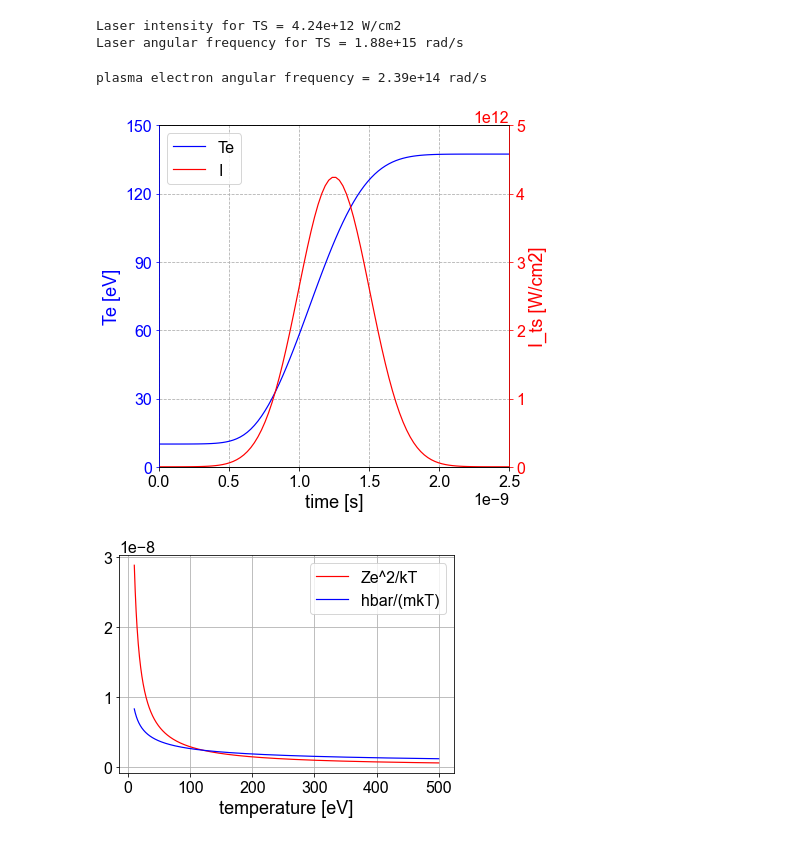
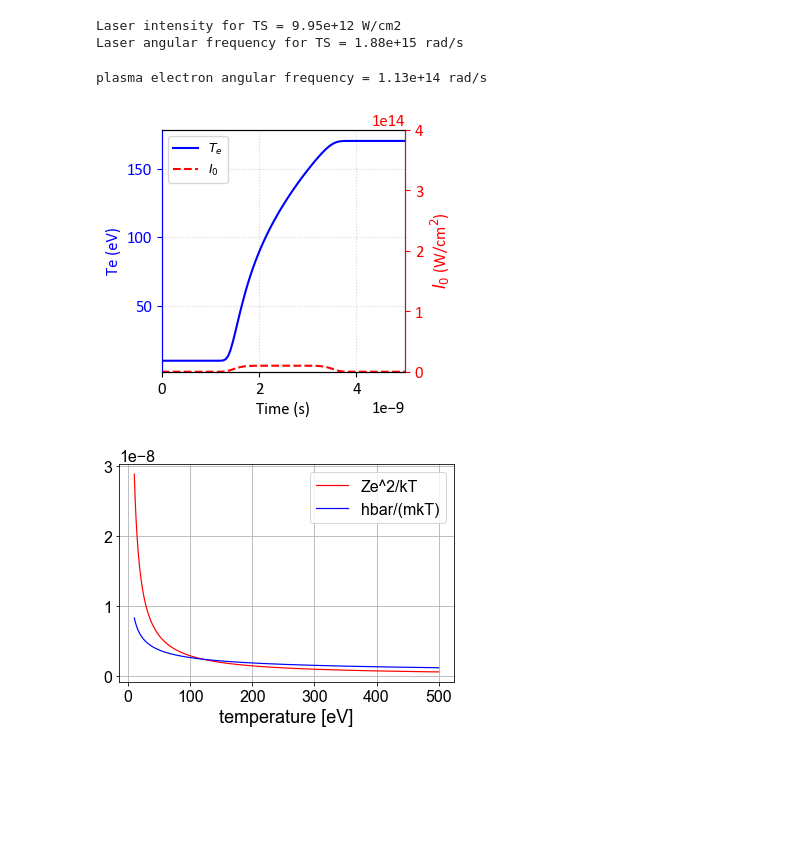
Before and after one commit to weipengyao/scripts, a Jupyter notebook: ambient_heating_ns_laser.ipynb, the cells around one changed output. Drawn from its saved outputs; the diff is of its cells as text; code cells hidden in the pictures; blank space fills up the shorter version.

```diff
--- a/ambient_heating_ns_laser.ipynb
+++ b/ambient_heating_ns_laser.ipynb
@@ -26,10 +46,10 @@ me   = 9.1e-28         # electron mass, g
 # %%
 ## for the ns-laser, we use 0.6 ns, 20 J, 2x0.5 mm (in ellipse) in 1w:
-E_ts   = 20.0  # J
-tau_ts = 0.6e-9  # s [?]
-# d_ts   = 200e-4 # cm
-# S_ts   = np.pi * (d_ts/2.)**2 # cm^2
-S_ts   = np.pi* 2.0/2. * 0.5/2. * 1e-2 # cm^2
+E_ts   = 100.0  # J
+tau_ts = 2.0e-9  # s [?]
+d_ts   = 800e-4 # cm
+S_ts   = np.pi * (d_ts/2.)**2 # cm^2
+# S_ts   = np.pi* 2.0/2. * 0.5/2. * 1e-2 # cm^2
 I_ts   = E_ts / tau_ts / S_ts # W/cm2
 # I_ts   = 3.8e13          # W/cm2,  Here I just took the parameter in the paper
 print('Laser intensity for TS = {:.2e} W/cm2'.format(I_ts))
@@ -39,17 +59,17 @@ lmd_ts = 1.0*1e-4 # cm, 1 omega laser (1 um)
 omg_ts = 2.*np.pi*c/lmd_ts
 print('Laser angular frequency for TS = {:.2e} rad/s'.format(omg_ts))
 # %% [output]
-Laser intensity for TS = 4.24e+12 W/cm2
+Laser intensity for TS = 9.95e+12 W/cm2
 Laser angular frequency for TS = 1.88e+15 rad/s
 # %%
 Te = [10.]            # initial temperature
 Te2 = [10.]
 Z0 = 1.               # material
 fwhm = tau_ts     # equals to tau_ts above
-ne = 1.8e19      # cm^-3
+ne = 4.e18      # cm^-3
 
-order = 2.            # order of gaussian profile
-t_end = 2.5e-9        # estimation time
+order = 8.            # order of gaussian profile
+t_end = 5.0e-9        # estimation time
 center = t_end / 2.0  # center of gaussian profile
 
 omg_pe  = 5.64e4 * ne**0.5
@@ -101,53 +121,53 @@ for t in range(num):
     dt2 = (nu_B(Te2[t],LMD2)*I_laser[t]/1.5/ne)/1.6e-19 * d_time
     Te2.append(Te2[t]+dt2)
 # %% [output]
-plasma electron angular frequency = 2.39e+14 rad/s
+plasma electron angular frequency = 1.13e+14 rad/s
 # %%
-import matplotlib as mpl
-import matplotlib.pyplot as plt
-plt.rc('text', usetex=False)
-mpl.rcParams['font.family'] = 'Arial'
-mpl.rcParams['axes.labelsize'] = 18
-mpl.rcParams['legend.fontsize'] = 16#20
-# mpl.rcParams['legend.fontname'] = 'Comic Sans MS'
-mpl.rcParams['xtick.labelsize'] = 16
-mpl.rcParams['ytick.labelsize'] = 16
-mpl.rcParams['lines.linewidth'] = 1.2
+# import matplotlib as mpl
+# import matplotlib.pyplot as plt
+# plt.rc('text', usetex=False)
+# mpl.rcParams['font.family'] = 'Arial'
+# mpl.rcParams['axes.labelsize'] = 18
+# mpl.rcParams['legend.fontsize'] = 16#20
+# # mpl.rcParams['legend.fontname'] = 'Comic Sans MS'
+# mpl.rcParams['xtick.labelsize'] = 16
+# mpl.rcParams['ytick.labelsize'] = 16
+# mpl.rcParams['lines.linewidth'] = 1.2
 
-width  = 3.14*2 # single column, 8cm
+width  = 3.14*1. # single column, 8cm
 height = width
 fig, ax1 = plt.subplots()
 ax2 = ax1.twinx()
 
-p1,  = ax1.plot(time,Te[:-1],'-b',label='Te')
+p1,  = ax1.plot(time,Te[:-1],'-b',label=r'$T_e$')
 # p12, = ax1.plot(time,Te2[:-1],'--b',label='Te, with LMD2')
 # p2,  = ax2.semilogy(time,I_laser,'-r',label='I')
-p2,  = ax2.plot(time,I_laser,'-r',label='I')
+p2,  = ax2.plot(time,I_laser,'--r',label=r'$I_0$')
 
 lines = [p1, p2]
 ax1.legend(lines, [l.get_label() for l in lines])
 ax1.yaxis.label.set_color(p1.get_color())
 ax2.yaxis.label.set_color(p2.get_color())
 
 # ax1.spines["left"].set_edgecolor(p1.get_color())
 ax2.spines["right"].set_edgecolor(p2.get_color())
 ax2.spines["left"].set_edgecolor(p1.get_color())
 
-ax1.set_xlabel('time [s]')
-ax1.set_ylabel('Te [eV]')
-ax2.set_ylabel('I_ts [W/cm2]')
-ax2.set_ylim([0,5e12])
-ax1.set_ylim([0,150])
-ax1.set_yticks([0,30,60,90,120,150])
+ax1.set_xlabel('Time (s)')
+ax1.set_ylabel('Te (eV)')
+ax2.set_ylabel(r'$I_0$ (W/cm$^2$)')
+ax2.set_ylim([0,4e14])
+# ax1.set_ylim([0,1200])
+# ax1.set_yticks([0,30,60,90,120,150])
 # ax1.set_yticklabels([0,30,60,90,120,150])
-ax1.set_xlim([0,2.5e-9])
+ax1.set_xlim([0,5e-9])
 
-ax1.grid(linestyle='--')
+ax1.grid(linestyle=':', alpha=0.5)
 
 ax1.tick_params(axis='y', colors=p1.get_color())
 ax2.tick_params(axis='y', which='both', colors=p2.get_color())
 # fig.legend(loc="upper left", bbox_to_anchor=(0,1), bbox_transform=ax1.transAxes)
 fig.set_size_inches(width, height)
 # %% [output]
-[figure, old version]
+[figure, new version]
 # %%
```
Also changed, not shown: parts of 2 cells of this notebook, 4 other files.
